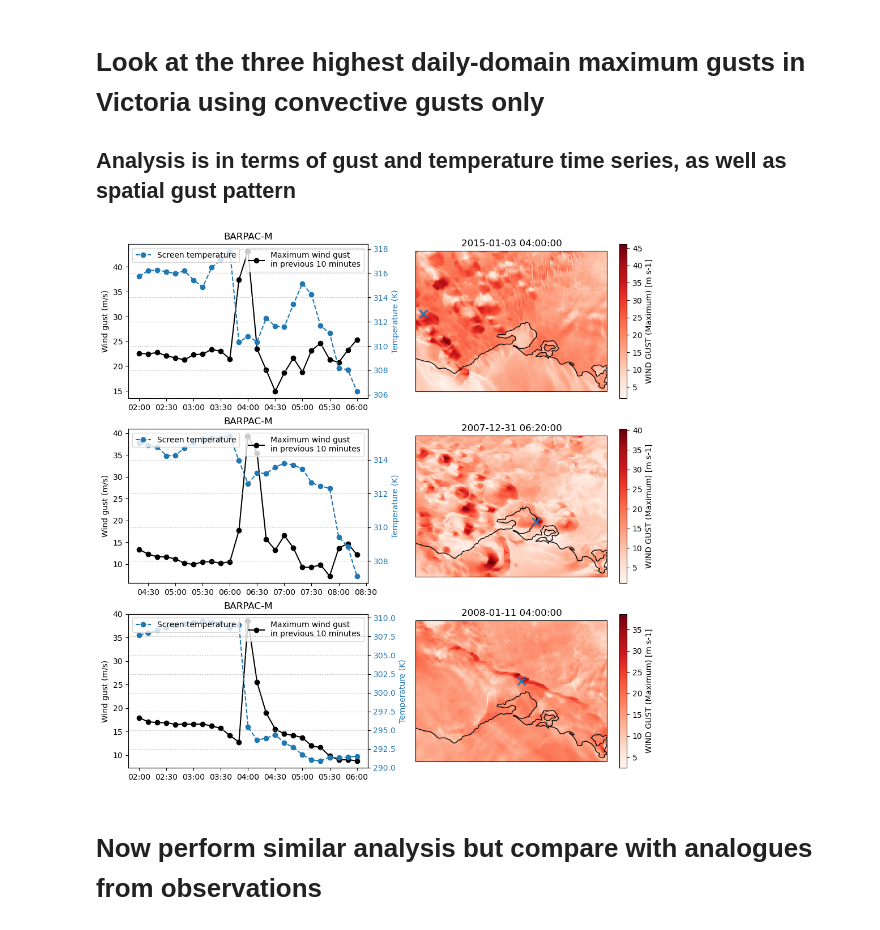
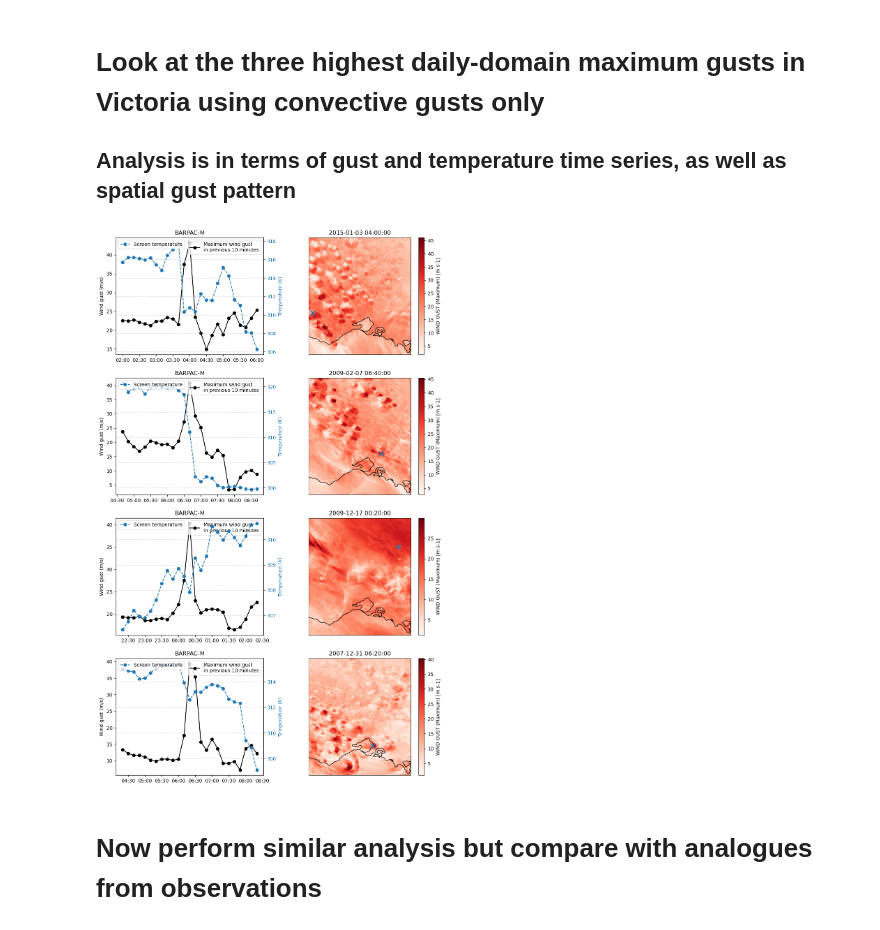
Before and after one commit to andrewbrown31/BARPA, a Jupyter notebook: wind_gust_analysis/example_events.ipynb, the cells around one changed output. Cells and saved outputs as stored; diff of their text form; code cells hidden in the pictures.

Commit message:
Progressed BARPA analysis/projections, including spatial maps

```diff
--- a/wind_gust_analysis/example_events.ipynb
+++ b/wind_gust_analysis/example_events.ipynb
@@ -102,7 +102,7 @@ def plot_barpac_timeseries(ax1,ax3,t,stn_id,y0=None,y1=None,t_drop=-2):
     ax2.xaxis.set_major_formatter(mdates.DateFormatter('%H:%M'))
 
     xr.open_mfdataset("/scratch/tp28/cst565/ESCI/BARPAC-M_km2p2/era/erai/historical/r0/*/*/pp26/max_wndgust10m-pp26-BARPAC-M_km2p2-"+t.strftime("%Y%m")+"*.nc").\
-            sel(time=t,method="nearest").sel(longitude=slice(142.8, 146.49597),latitude=slice(-39.204285, -36.494324)).\
+            sel(time=t,method="nearest").sel(longitude=slice(142.8, 146.49597),latitude=slice(-39.204285, -35)).\
             max_wndgust10m.plot(ax=ax3,cmap=plt.get_cmap("Reds"))
     ax3.coastlines()
 
@@ -336,15 +336,14 @@ def draw_gridlines(ax):
 # Look at the three highest daily-domain maximum gusts in Victoria using convective gusts only
 ## Analysis is in terms of gust and temperature time series, as well as spatial gust pattern
 # %%
-plt.figure(figsize=[12,12])
-r=3;c=2
+plt.figure(figsize=[12,20])
+r=4;c=2
 plot_barpac_timeseries(plt.subplot(r,c,1),plt.subplot(r,c,2,projection=ccrs.PlateCarree()),dt.datetime(2015,1,3,4,0),"89112")
-plot_barpac_timeseries(plt.subplot(r,c,3),plt.subplot(r,c,4,projection=ccrs.PlateCarree()),dt.datetime(2007,12,31,6,20),"86371")
-plot_barpac_timeseries(plt.subplot(r,c,5),plt.subplot(r,c,6,projection=ccrs.PlateCarree()),dt.datetime(2008,1,11,4,0),"86395")
-# plot_barpac_timeseries(plt.subplot(r,c,7),plt.subplot(r,c,8,projection=ccrs.PlateCarree()),dt.datetime(2012,12,18,23,50),"87168")
-# plot_barpac_timeseries(plt.subplot(r,c,9),plt.subplot(r,c,10,projection=ccrs.PlateCarree()),dt.datetime(2013,12,19,3,30),"77094")
+plot_barpac_timeseries(plt.subplot(r,c,3),plt.subplot(r,c,4,projection=ccrs.PlateCarree()),dt.datetime(2009,2,7,6,40),"86383")
+plot_barpac_timeseries(plt.subplot(r,c,5),plt.subplot(r,c,6,projection=ccrs.PlateCarree()),dt.datetime(2009,12,17,0,20),"81124")
+plot_barpac_timeseries(plt.subplot(r,c,7),plt.subplot(r,c,8,projection=ccrs.PlateCarree()),dt.datetime(2007,12,31,6,20),"86371")
 # %% [output]
-[figure, old version]
+[figure, new version]
 # %% [markdown]
 # Now perform similar analysis but compare with analogues from observations
 # %%
```
Also changed, not shown: parts of 9 cells of this notebook, 32 other files.
